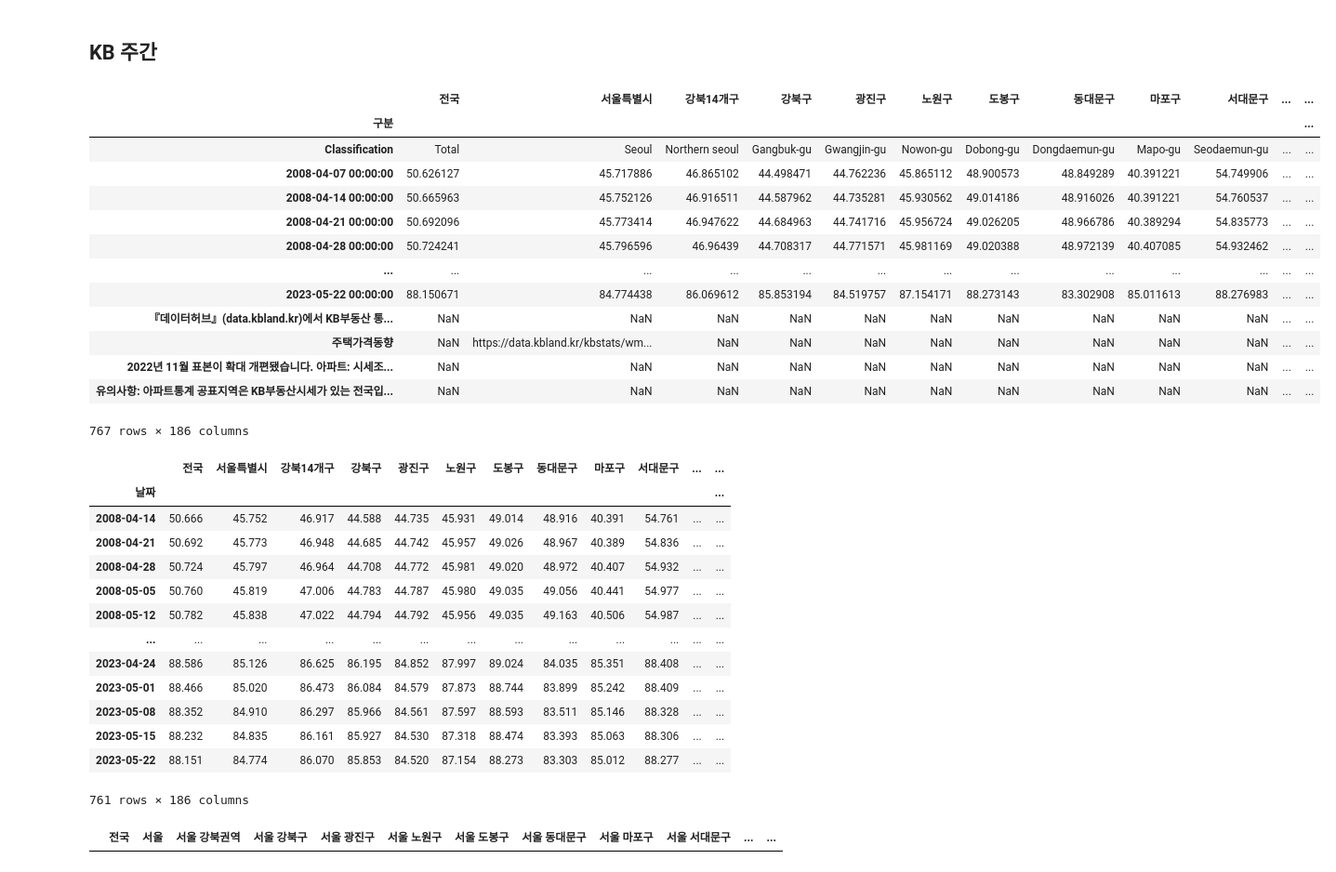
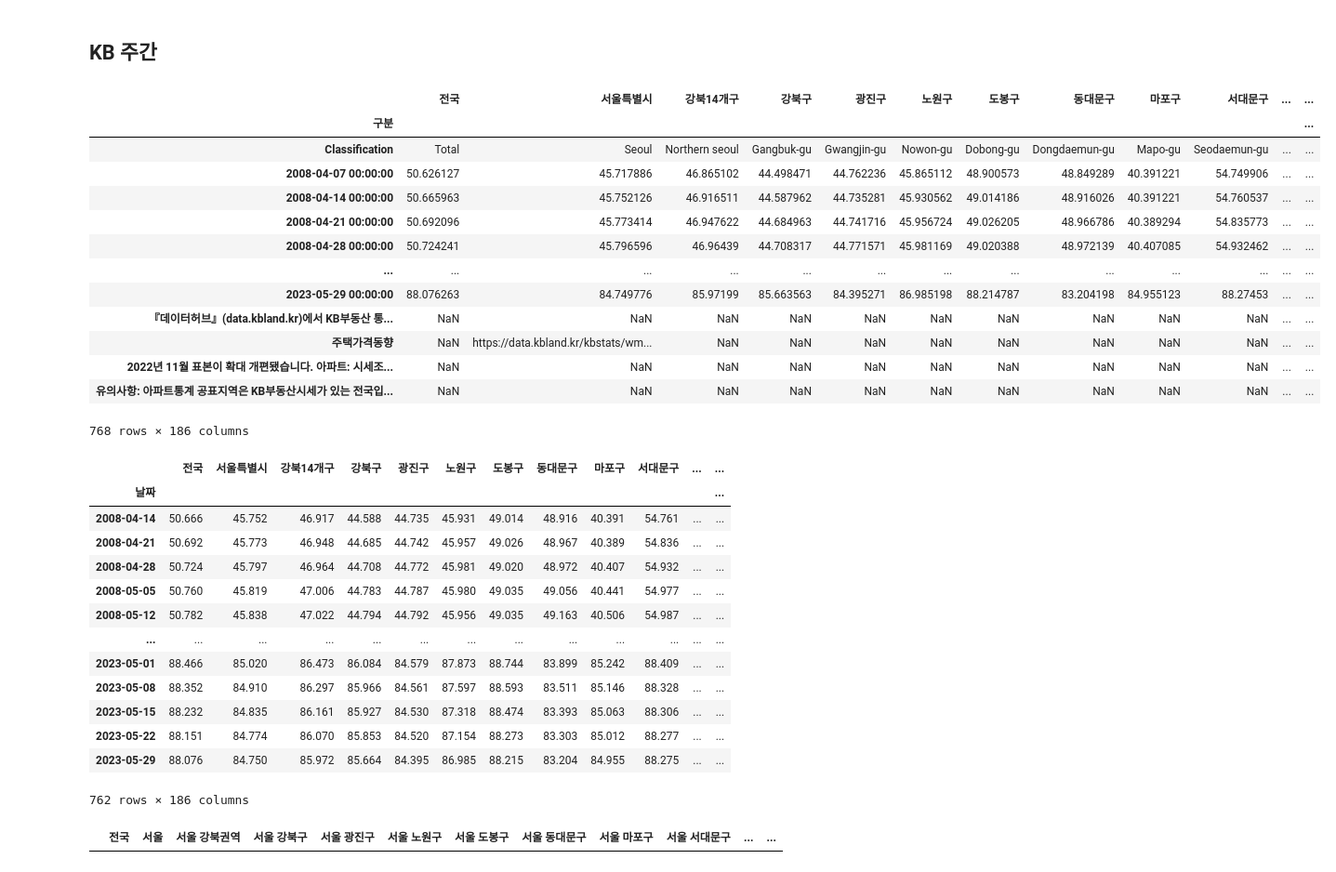
Before and after one commit to sizipusx/fundamental, a Jupyter notebook: jupyterlab/주간 부동산 업데이트.ipynb, the cells around one changed output. Shown at 93% size. Cells and saved outputs as stored; diff of their text form; code cells hidden in the pictures.

```diff
--- a/jupyterlab/주간 부동산 업데이트.ipynb
+++ b/jupyterlab/주간 부동산 업데이트.ipynb
@@ -14,26 +14,26 @@ conn = sqlite3.connect('C://Users/user/fundamental/files/weekly_house.db')
 ## KB 주간
 # %%
 # 연결 1
-file_path = "C://Users/user/OneDriveData/개인/data/부동산 기본 파일/20230522_주간시계열.xlsx"
+file_path = "C://Users/user/OneDriveData/개인/data/부동산 기본 파일/20230529_주간시계열.xlsx"
 kbm_dict = pd.ExcelFile(file_path)
 mdf = kbm_dict.parse("3.매매지수", skiprows=1, index_col=0, parse_dates=True)
 jdf = kbm_dict.parse("4.전세지수", skiprows=1, index_col=0, parse_dates=True)
 jdf
 # %% [output]
 |  | 전국 | 서울특별시 | 강북14개구 | 강북구 | 광진구 | 노원구 | 도봉구 | 동대문구 | 마포구 | 서대문구 | ... | ... |
 | 구분 |  |  |  |  |  |  |  |  |  |  |  | ... |
 | Classification | Total | Seoul | Northern seoul | Gangbuk-gu | Gwangjin-gu | Nowon-gu | Dobong-gu | Dongdaemun-gu | Mapo-gu | Seodaemun-gu | ... | ... |
 | 2008-04-07 00:00:00 | 50.626127 | 45.717886 | 46.865102 | 44.498471 | 44.762236 | 45.865112 | 48.900573 | 48.849289 | 40.391221 | 54.749906 | ... | ... |
 | 2008-04-14 00:00:00 | 50.665963 | 45.752126 | 46.916511 | 44.587962 | 44.735281 | 45.930562 | 49.014186 | 48.916026 | 40.391221 | 54.760537 | ... | ... |
 | 2008-04-21 00:00:00 | 50.692096 | 45.773414 | 46.947622 | 44.684963 | 44.741716 | 45.956724 | 49.026205 | 48.966786 | 40.389294 | 54.835773 | ... | ... |
 | 2008-04-28 00:00:00 | 50.724241 | 45.796596 | 46.96439 | 44.708317 | 44.771571 | 45.981169 | 49.020388 | 48.972139 | 40.407085 | 54.932462 | ... | ... |
 | ... | ... | ... | ... | ... | ... | ... | ... | ... | ... | ... | ... | ... |
-| 2023-05-22 00:00:00 | 88.150671 | 84.774438 | 86.069612 | 85.853194 | 84.519757 | 87.154171 | 88.273143 | 83.302908 | 85.011613 | 88.276983 | ... | ... |
+| 2023-05-29 00:00:00 | 88.076263 | 84.749776 | 85.97199 | 85.663563 | 84.395271 | 86.985198 | 88.214787 | 83.204198 | 84.955123 | 88.27453 | ... | ... |
 | 『데이터허브』(data.kbland.kr)에서 KB부동산 통... | NaN | NaN | NaN | NaN | NaN | NaN | NaN | NaN | NaN | NaN | ... | ... |
 | 주택가격동향 | NaN | https://data.kbland.kr/kbstats/wm... | NaN | NaN | NaN | NaN | NaN | NaN | NaN | NaN | ... | ... |
 | 2022년 11월 표본이 확대 개편됐습니다. 아파트: 시세조... | NaN | NaN | NaN | NaN | NaN | NaN | NaN | NaN | NaN | NaN | ... | ... |
 | 유의사항: 아파트통계 공표지역은 KB부동산시세가 있는 전국입... | NaN | NaN | NaN | NaN | NaN | NaN | NaN | NaN | NaN | NaN | ... | ... |
-767 rows × 186 columns
+768 rows × 186 columns
 # %%
 mdf = mdf.iloc[2:mdf['전국'].count()]
 mdf.index.name="날짜"
@@ -53,12 +53,12 @@ jdf
 | 2008-05-05 | 50.760 | 45.819 | 47.006 | 44.783 | 44.787 | 45.980 | 49.035 | 49.056 | 40.441 | 54.977 | ... | ... |
 | 2008-05-12 | 50.782 | 45.838 | 47.022 | 44.794 | 44.792 | 45.956 | 49.035 | 49.163 | 40.506 | 54.987 | ... | ... |
 | ... | ... | ... | ... | ... | ... | ... | ... | ... | ... | ... | ... | ... |
-| 2023-04-24 | 88.586 | 85.126 | 86.625 | 86.195 | 84.852 | 87.997 | 89.024 | 84.035 | 85.351 | 88.408 | ... | ... |
 | 2023-05-01 | 88.466 | 85.020 | 86.473 | 86.084 | 84.579 | 87.873 | 88.744 | 83.899 | 85.242 | 88.409 | ... | ... |
 | 2023-05-08 | 88.352 | 84.910 | 86.297 | 85.966 | 84.561 | 87.597 | 88.593 | 83.511 | 85.146 | 88.328 | ... | ... |
 | 2023-05-15 | 88.232 | 84.835 | 86.161 | 85.927 | 84.530 | 87.318 | 88.474 | 83.393 | 85.063 | 88.306 | ... | ... |
 | 2023-05-22 | 88.151 | 84.774 | 86.070 | 85.853 | 84.520 | 87.154 | 88.273 | 83.303 | 85.012 | 88.277 | ... | ... |
+| 2023-05-29 | 88.076 | 84.750 | 85.972 | 85.664 | 84.395 | 86.985 | 88.215 | 83.204 | 84.955 | 88.275 | ... | ... |
-761 rows × 186 columns
+762 rows × 186 columns
 # %%
 header = header_excel.parse('KB')
 header
```
Also changed, not shown: parts of 21 cells of this notebook, 1 other file.
